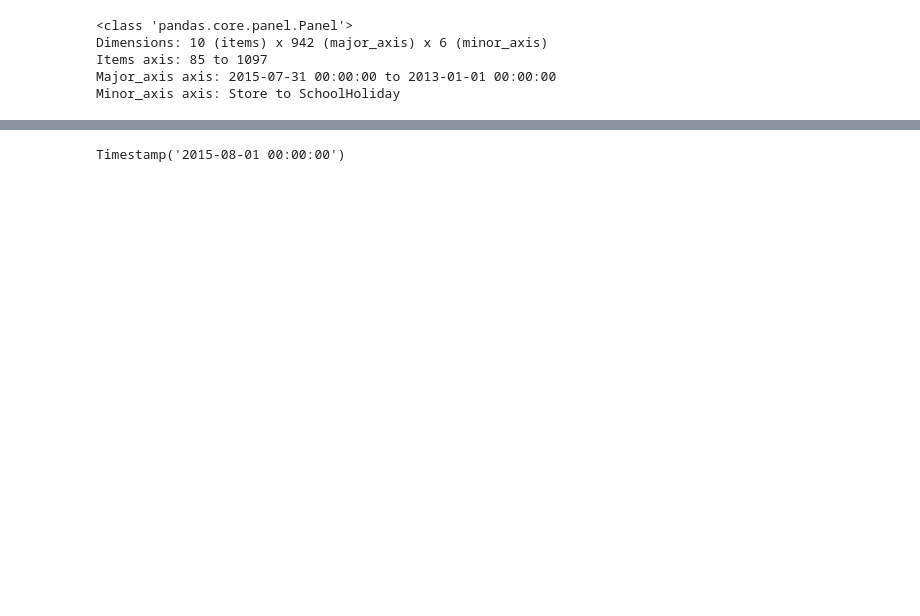
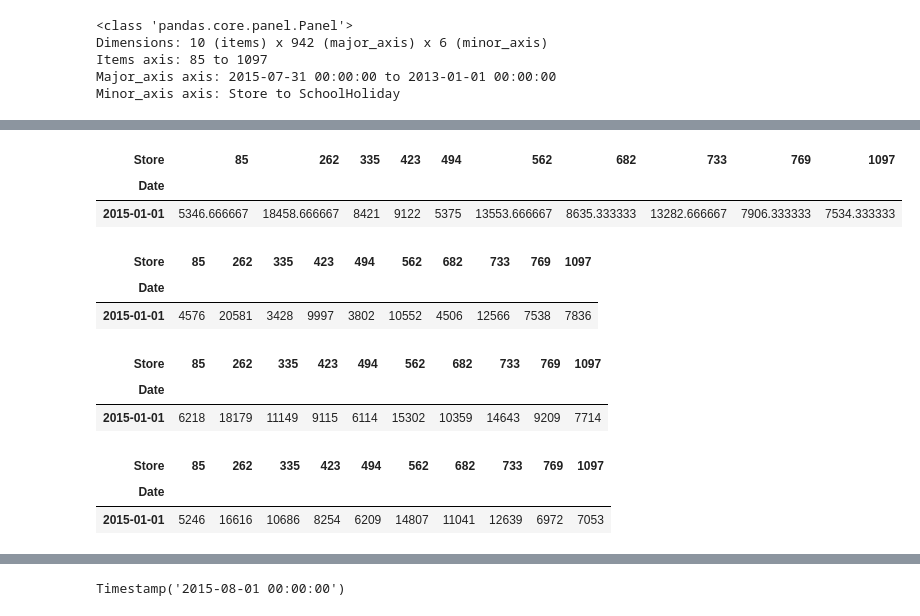
Before and after one commit to tbackes/kaggle-rossman, a Jupyter notebook: TimeSeriesForecasting.ipynb, the cells around one changed output, grey strips where cells are left out. Drawn from its saved outputs; the diff is of its cells as text; code cells hidden in the pictures; blank space fills up the shorter version.

```diff
--- a/TimeSeriesForecasting.ipynb
+++ b/TimeSeriesForecasting.ipynb
@@ -187,0 +272,18 @@ Timestamp('2014-08-02 00:00:00')
+# %%
+display(panel_yrly.mean(axis=0).head(1) )
+display(panel_yrly[2015].head(1) )
+display(panel_yrly[2014].head(1) )
+display(panel_yrly[2013].head(1) )
+# %% [output]
+| Store | 85 | 262 | 335 | 423 | 494 | 562 | 682 | 733 | 769 | 1097 |
+| Date |  |  |  |  |  |  |  |  |  |  |
+| 2015-01-01 | 5346.666667 | 18458.666667 | 8421 | 9122 | 5375 | 13553.666667 | 8635.333333 | 13282.666667 | 7906.333333 | 7534.333333 |
+| Store | 85 | 262 | 335 | 423 | 494 | 562 | 682 | 733 | 769 | 1097 |
+| Date |  |  |  |  |  |  |  |  |  |  |
+| 2015-01-01 | 4576 | 20581 | 3428 | 9997 | 3802 | 10552 | 4506 | 12566 | 7538 | 7836 |
+| Store | 85 | 262 | 335 | 423 | 494 | 562 | 682 | 733 | 769 | 1097 |
+| Date |  |  |  |  |  |  |  |  |  |  |
+| 2015-01-01 | 6218 | 18179 | 11149 | 9115 | 6114 | 15302 | 10359 | 14643 | 9209 | 7714 |
+| Store | 85 | 262 | 335 | 423 | 494 | 562 | 682 | 733 | 769 | 1097 |
+| Date |  |  |  |  |  |  |  |  |  |  |
+| 2015-01-01 | 5246 | 16616 | 10686 | 8254 | 6209 | 14807 | 11041 | 12639 | 6972 | 7053 |
```
Also changed, not shown: parts of 19 cells of this notebook, 2 other files.
